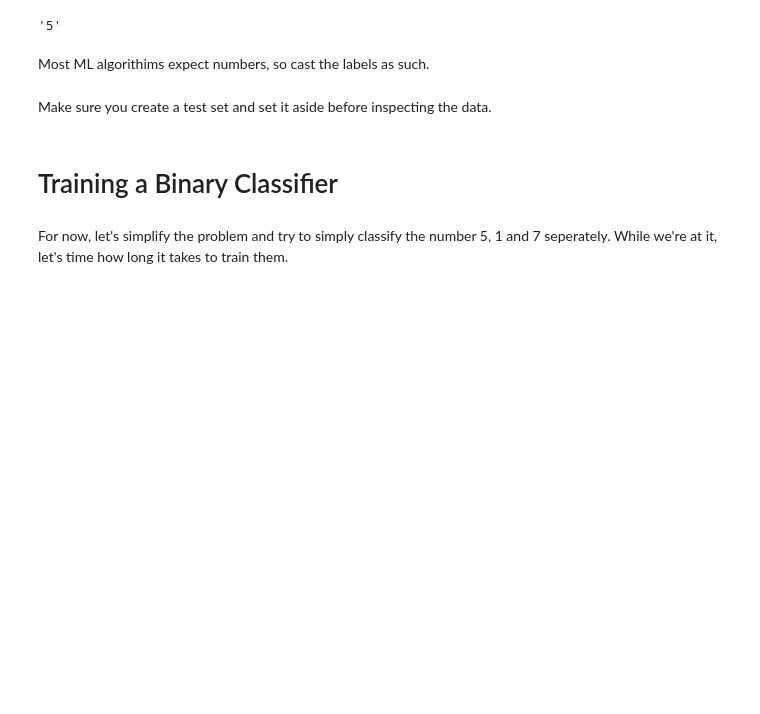
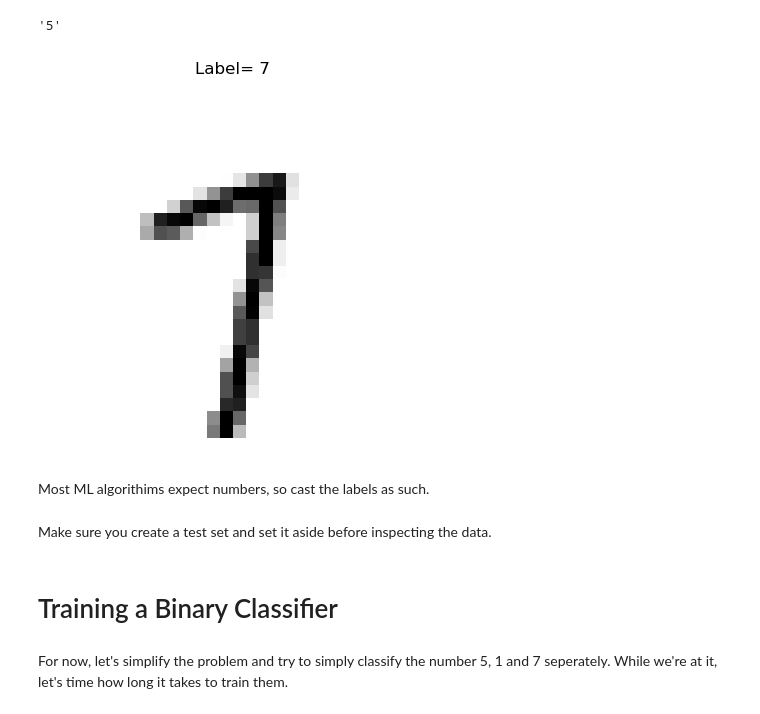
Before and after one commit to dnmorris7/O-Reilly_Handwriting_Analysis, a Jupyter notebook: O'Reilly_Handwriting_Analysis.ipynb, the cells around one changed output. Saved outputs shown, nothing was run; the diff lists cells and outputs as text; code cells hidden in the pictures; blank space fills up the shorter version.

```diff
--- a/O'Reilly_Handwriting_Analysis.ipynb
+++ b/O'Reilly_Handwriting_Analysis.ipynb
@@ -65,12 +70,16 @@ def displayDigit(i, X):
     some_digit = X[i]
     some_digit_image = some_digit.reshape(28, 28)
 
-    zerosamples=[21,56,5665]
+
 
     plt.imshow(some_digit_image, cmap="binary")
     plt.title("Label= "+str(y[i]))
     plt.axis("off")
     plt.show()
+# %%
+displayDigit(42, X)
+# %% [output]
+[figure, added]
 # %% [markdown]
 Most ML algorithims expect numbers, so cast the labels as such.
 # %%
```
Also changed, not shown: parts of 27 cells of this notebook.
